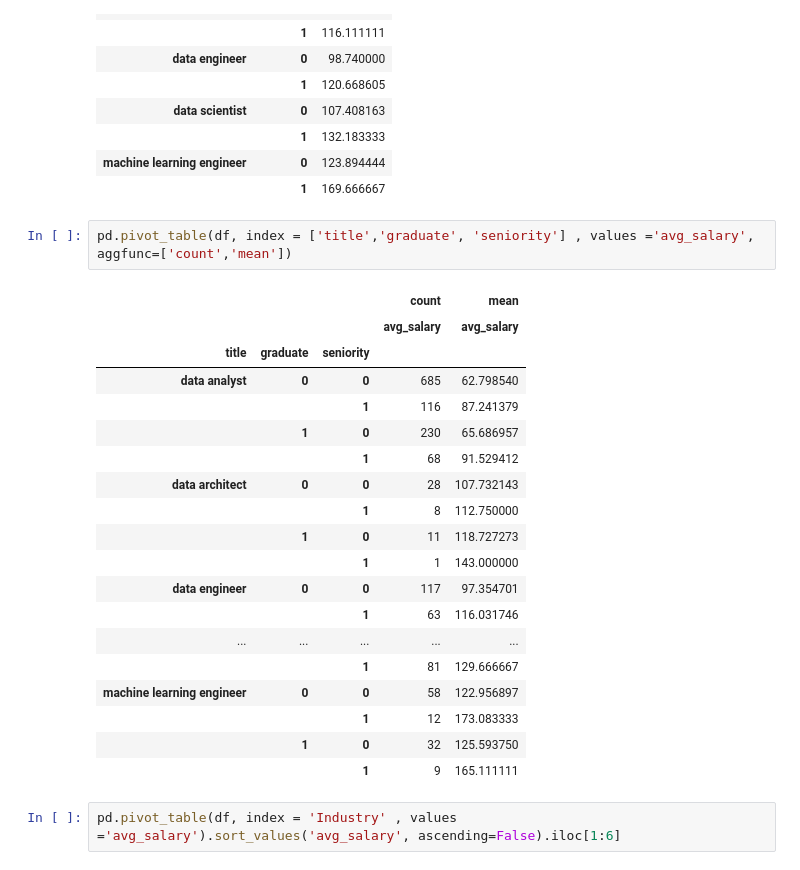
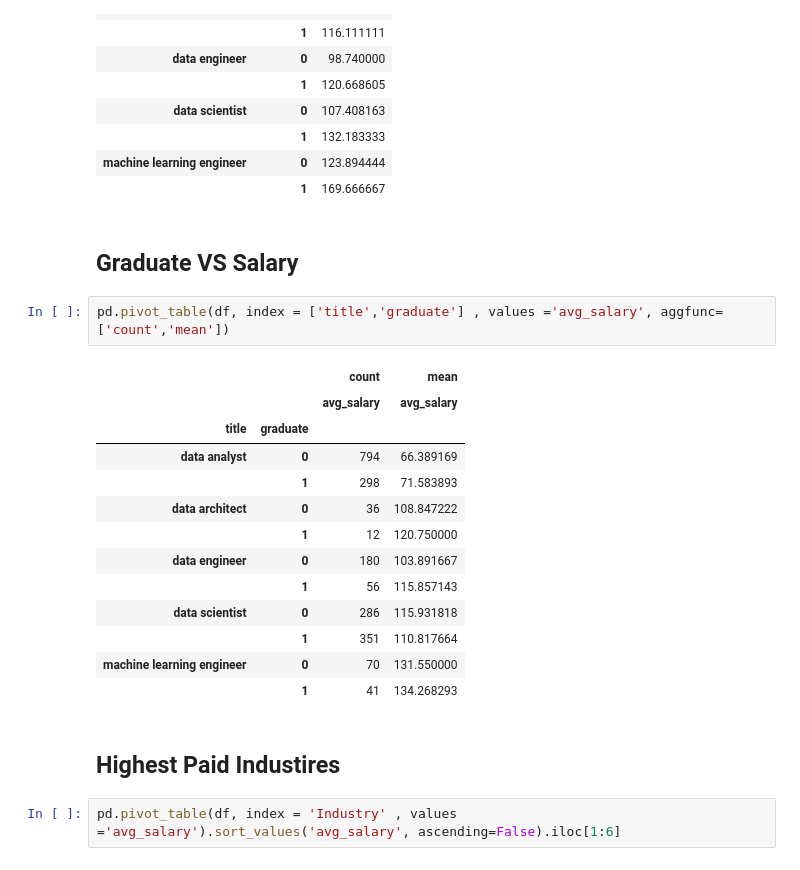
Before and after one commit to Navid-Ar/Data-Related-Jobs, a Jupyter notebook: data_cleaning_and_feature_extracion.ipynb, the cells around one changed output. Cells and saved outputs as stored; diff of their text form.

```diff
--- a/data_cleaning_and_feature_extracion.ipynb
+++ b/data_cleaning_and_feature_extracion.ipynb
@@ -296,28 +331,26 @@ pd.pivot_table(df, index = ['title','seniority'] , values ='avg_salary')
 |  | 1 | 132.183333 |
 | machine learning engineer | 0 | 123.894444 |
 |  | 1 | 169.666667 |
+# %% [markdown]
+## Graduate VS Salary
 # %%
-pd.pivot_table(df, index = ['title','graduate', 'seniority'] , values ='avg_salary', aggfunc=['count','mean'])
+pd.pivot_table(df, index = ['title','graduate'] , values ='avg_salary', aggfunc=['count','mean'])
 # %% [output]
-|  |  |  | count | mean |
-|  |  |  | avg_salary | avg_salary |
-| title | graduate | seniority |  |  |
-| data analyst | 0 | 0 | 685 | 62.798540 |
-|  |  | 1 | 116 | 87.241379 |
-|  | 1 | 0 | 230 | 65.686957 |
-|  |  | 1 | 68 | 91.529412 |
-| data architect | 0 | 0 | 28 | 107.732143 |
-|  |  | 1 | 8 | 112.750000 |
-|  | 1 | 0 | 11 | 118.727273 |
-|  |  | 1 | 1 | 143.000000 |
-| data engineer | 0 | 0 | 117 | 97.354701 |
-|  |  | 1 | 63 | 116.031746 |
-| ... | ... | ... | ... | ... |
-|  |  | 1 | 81 | 129.666667 |
-| machine learning engineer | 0 | 0 | 58 | 122.956897 |
-|  |  | 1 | 12 | 173.083333 |
-|  | 1 | 0 | 32 | 125.593750 |
-|  |  | 1 | 9 | 165.111111 |
+|  |  | count | mean |
+|  |  | avg_salary | avg_salary |
+| title | graduate |  |  |
+| data analyst | 0 | 794 | 66.389169 |
+|  | 1 | 298 | 71.583893 |
+| data architect | 0 | 36 | 108.847222 |
+|  | 1 | 12 | 120.750000 |
+| data engineer | 0 | 180 | 103.891667 |
+|  | 1 | 56 | 115.857143 |
+| data scientist | 0 | 286 | 115.931818 |
+|  | 1 | 351 | 110.817664 |
+| machine learning engineer | 0 | 70 | 131.550000 |
+|  | 1 | 41 | 134.268293 |
+# %% [markdown]
+## Highest Paid Industires
 # %%
 pd.pivot_table(df, index = 'Industry' , values ='avg_salary').sort_values('avg_salary', ascending=False).iloc[1:6]
 # %% [output]
```
Also changed, not shown: parts of 15 cells of this notebook, 1 other file.
